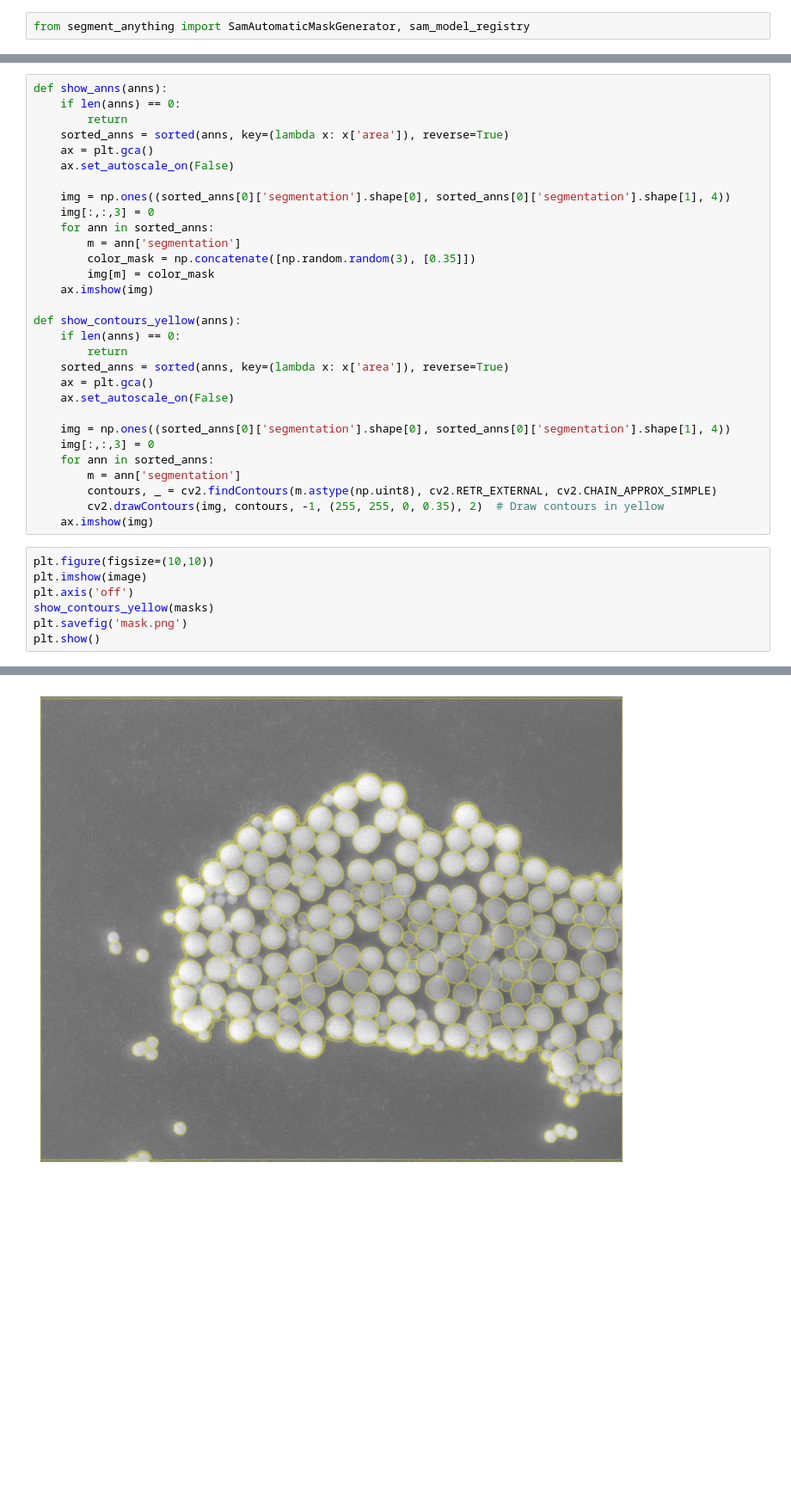
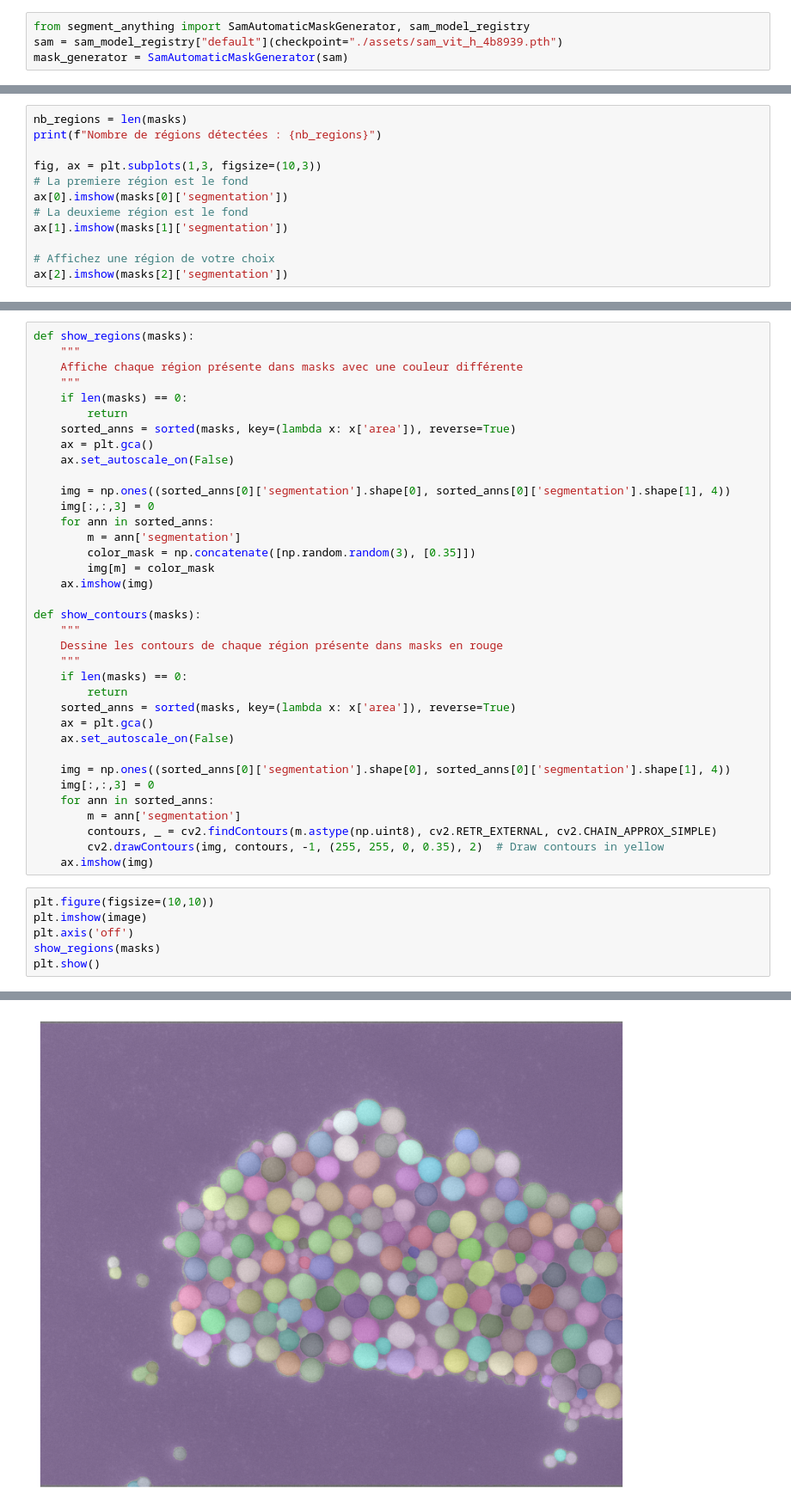
Before and after one commit to bgauzere/aerosol, a Jupyter notebook: segment_anything.ipynb, the cells around one changed output, grey strips where cells are left out. Shown at 86% size. Drawn from its saved outputs; the diff is of its cells as text; blank space fills up the shorter version.

```diff
--- a/segment_anything.ipynb
+++ b/segment_anything.ipynb
@@ -1,2 +23,4 @@
 # %%
 from segment_anything import SamAutomaticMaskGenerator, sam_model_registry
+sam = sam_model_registry["default"](checkpoint="./assets/sam_vit_h_4b8939.pth")
+mask_generator = SamAutomaticMaskGenerator(sam)
@@ -35,0 +72,12 @@ masks = mask_generator.generate(image)
+# %%
+nb_regions = len(masks)
+print(f"Nombre de régions détectées : {nb_regions}")
+
+fig, ax = plt.subplots(1,3, figsize=(10,3))
+# La premiere région est le fond
+ax[0].imshow(masks[0]['segmentation'])
+# La deuxieme région est le fond
+ax[1].imshow(masks[1]['segmentation'])
+
+# Affichez une région de votre choix
+ax[2].imshow(masks[2]['segmentation'])
@@ -36,8 +90,11 @@ masks = mask_generator.generate(image)
 # %%
-def show_anns(anns):
-    if len(anns) == 0:
+def show_regions(masks):
+    """
+    Affiche chaque région présente dans masks avec une couleur différente
+    """
+    if len(masks) == 0:
         return
-    sorted_anns = sorted(anns, key=(lambda x: x['area']), reverse=True)
+    sorted_anns = sorted(masks, key=(lambda x: x['area']), reverse=True)
     ax = plt.gca()
     ax.set_autoscale_on(False)
 
@@ -49,10 +106,13 @@ def show_anns(anns):
         img[m] = color_mask
     ax.imshow(img)
 
-def show_contours_yellow(anns):
-    if len(anns) == 0:
+def show_contours(masks):
+    """
+    Dessine les contours de chaque région présente dans masks en rouge
+    """
+    if len(masks) == 0:
         return
-    sorted_anns = sorted(anns, key=(lambda x: x['area']), reverse=True)
+    sorted_anns = sorted(masks, key=(lambda x: x['area']), reverse=True)
     ax = plt.gca()
     ax.set_autoscale_on(False)
 
@@ -67,7 +127,6 @@ def show_contours_yellow(anns):
 plt.figure(figsize=(10,10))
 plt.imshow(image)
 plt.axis('off')
-show_contours_yellow(masks)
-plt.savefig('mask.png')
+show_regions(masks)
 plt.show()
 # %% [output]
@@ -75 +133 @@ Clipping input data to the valid range for imshow with RGB data ([0..1] for floa
-[figure, old version]
+[figure, new version]
```
Also changed, not shown: parts of 18 cells of this notebook, 2 other files.
